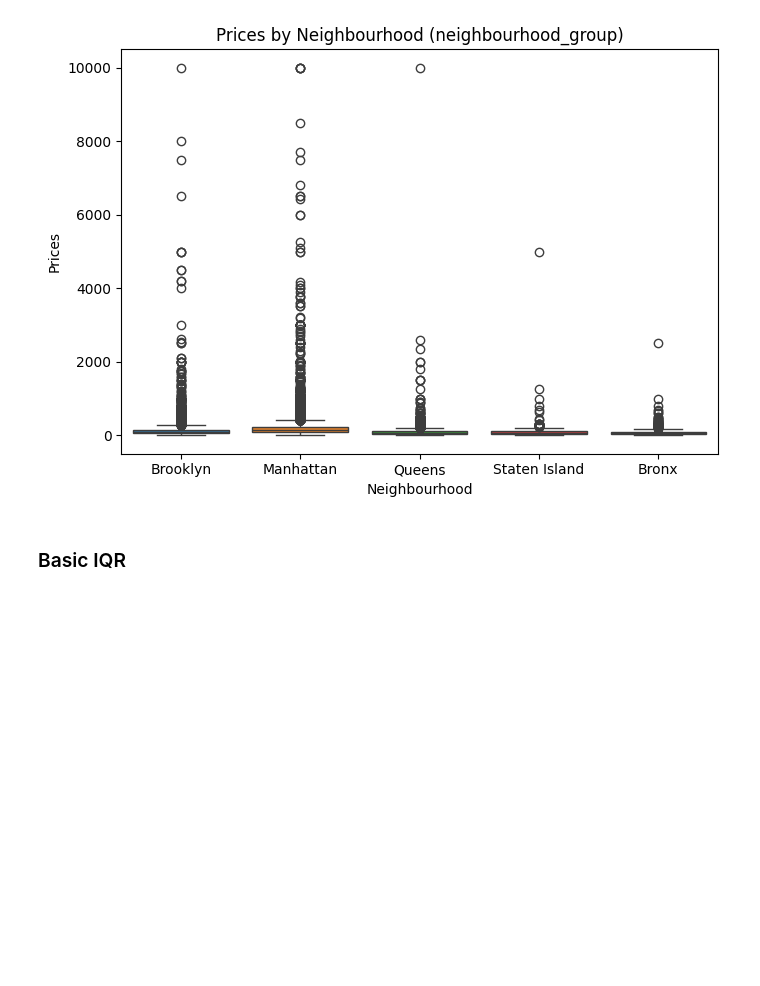
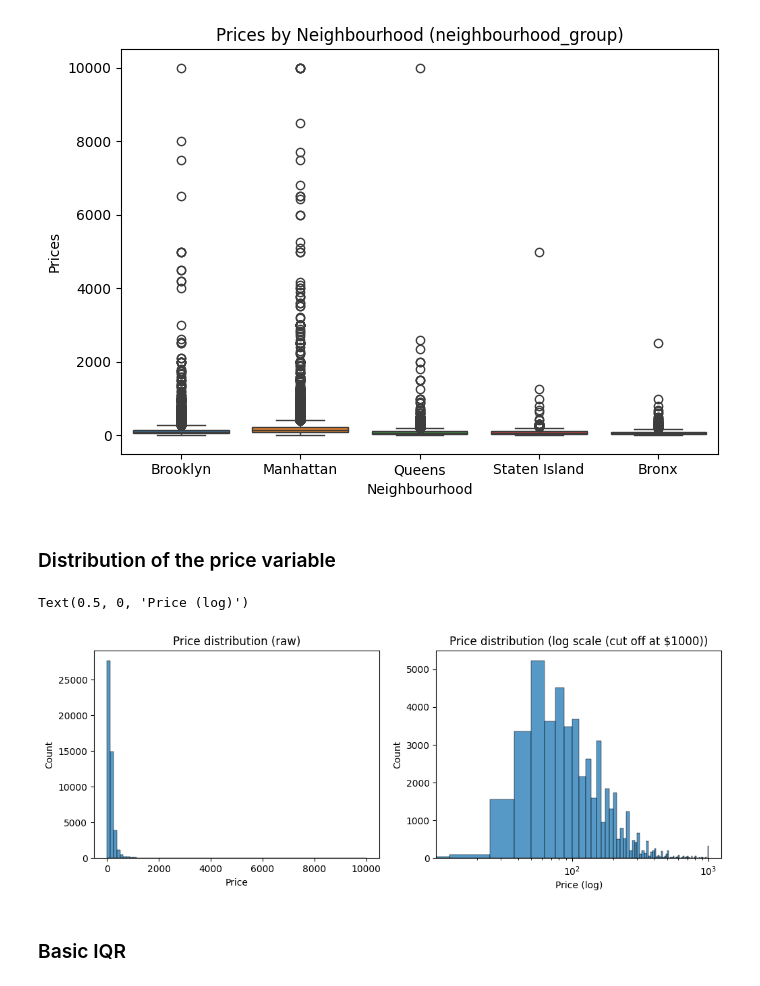
Before and after one commit to Handras18/New-York-City-Airbnb, a Jupyter notebook: 01_eda_clean.ipynb, the cells around one changed output. Cells and saved outputs as stored; diff of their text form; code cells hidden in the pictures; blank space fills up the shorter version.

Commit message:
Update / add new plots and markdown cells

```diff
--- a/01_eda_clean.ipynb
+++ b/01_eda_clean.ipynb
@@ -229,6 +229,20 @@ plt.tight_layout()
 plt.show()
 # %% [output]
 [figure]
+# %% [markdown]
+### Distribution of the price variable
+# %%
+f, axes = plt.subplots(1, 2,figsize=(12, 4))
+sns.histplot(data=df, x=df['price'],bins=80  , ax=axes[0])
+axes[0].set_title('Price distribution (raw)')
+axes[0].set_xlabel('Price')
+sns.histplot(data=df, x=df['price'].clip(upper=1000), bins=80 , ax=axes[1])
+axes[1].set_xscale('log')
+axes[1].set_title('Price distribution (log scale (cut off at $1000))')
+axes[1].set_xlabel('Price (log)')
+# %% [output]
+Text(0.5, 0, 'Price (log)')
+[figure, added]
 # %% [markdown]
 ### Basic IQR
 # %%
```
Also changed, not shown: parts of 5 cells of this notebook.
